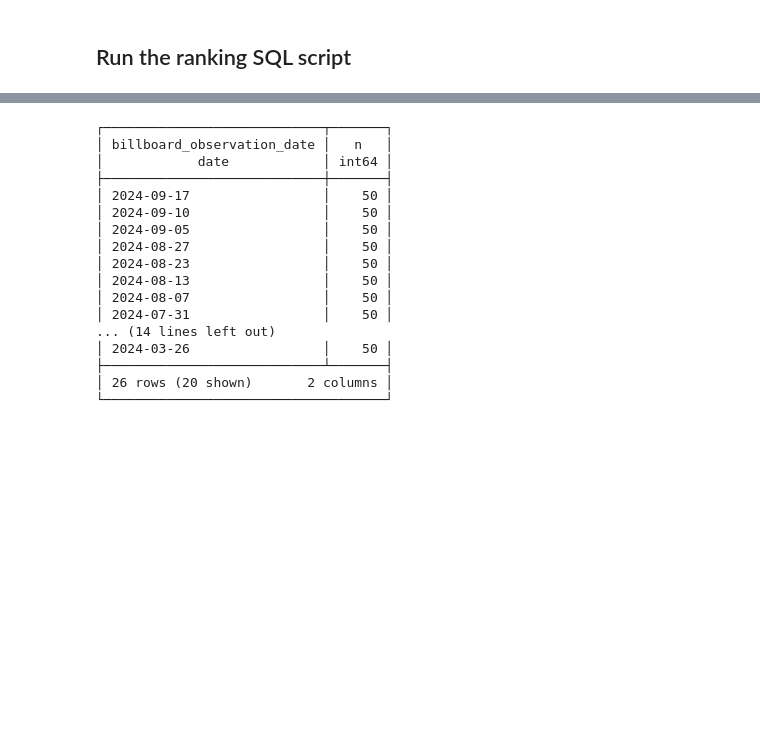
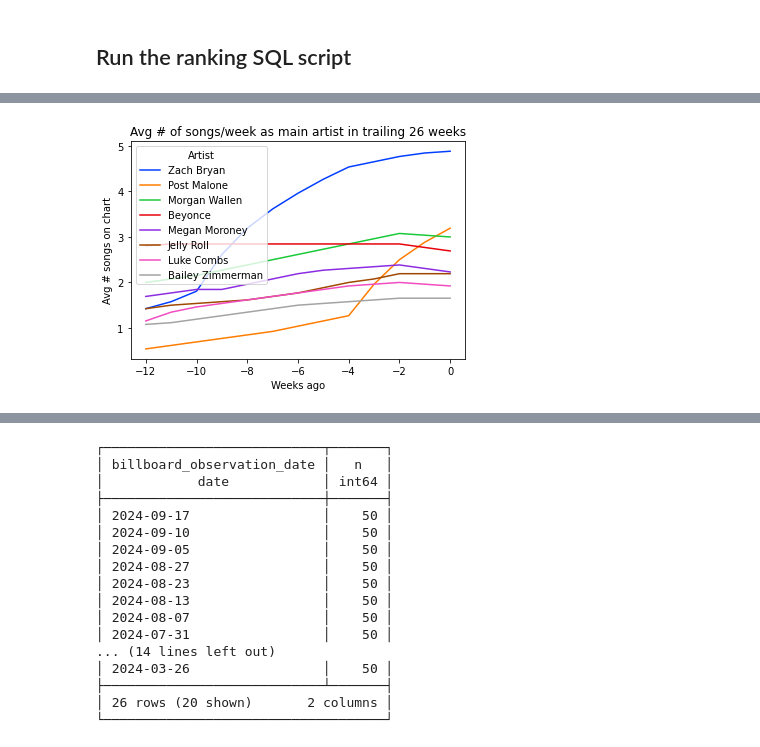
Before and after one commit to jwmanahan/billboard, a Jupyter notebook: add_new_week.ipynb, the cells around one changed output, grey strips where cells are left out. Saved outputs shown, nothing was run; the diff lists cells and outputs as text; code cells hidden in the pictures; blank space fills up the shorter version.

Commit message:
Backfill a week + chart improvement

```diff
--- a/add_new_week.ipynb
+++ b/add_new_week.ipynb
@@ -582,0 +403,11 @@ graph.axes.invert_yaxis()
+# %%
+# TODO make this show NA() for lookback windows with zero artist song credits
+n_weeks_for_recent = 26
+
+df_artist_ranking_over_time = df_artist_ranking.pivot(
+    index = 'artist_name'
+    , columns = 'weeks_ago'
+    , values = 'artist_rank'
+).sort_values(0)
+
+df_artist_ranking_over_time.loc[:, -3:][: n_weeks_for_recent - 1]
@@ -582,0 +433,25 @@ graph.axes.invert_yaxis()
+# %%
+graph = sns.lineplot(
+    data = df_artist_ranking.pivot(
+        index = 'artist_name'
+        , columns = 'weeks_ago'
+        , values = 'recent_weeks_main_artist' # 'recent_weeks_artist' to include featured song weeks
+      ).loc[
+        df_artist_ranking_over_time[0].keys() # maintain order from rank
+      ][:8].fillna(np.inf).T
+      / n_weeks_for_recent
+    , dashes = False
+    , palette = 'bright'
+)
+graph.set(
+    title = 'Avg # of songs/week as main artist in trailing 26 weeks'
+    , ylabel = 'Avg # songs on chart'
+    , xlabel = 'Weeks ago'
+)
+
+plt.legend(title = 'Artist')
+
+plt.show()
+# size = scale up plot size, then scale up number of lines
+# %% [output]
+[figure, added]
```
Also changed, not shown: parts of 55 cells of this notebook, 5 other files.
